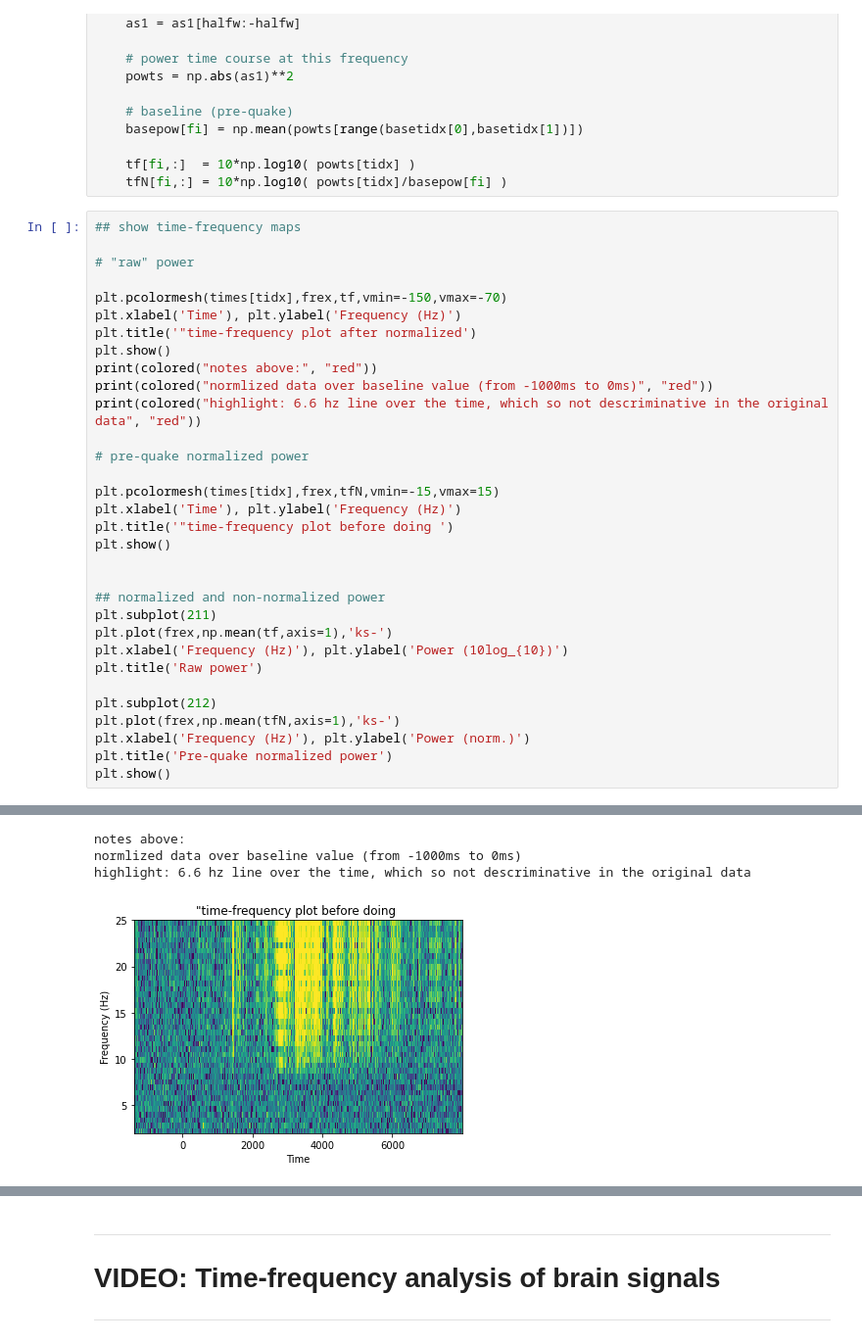
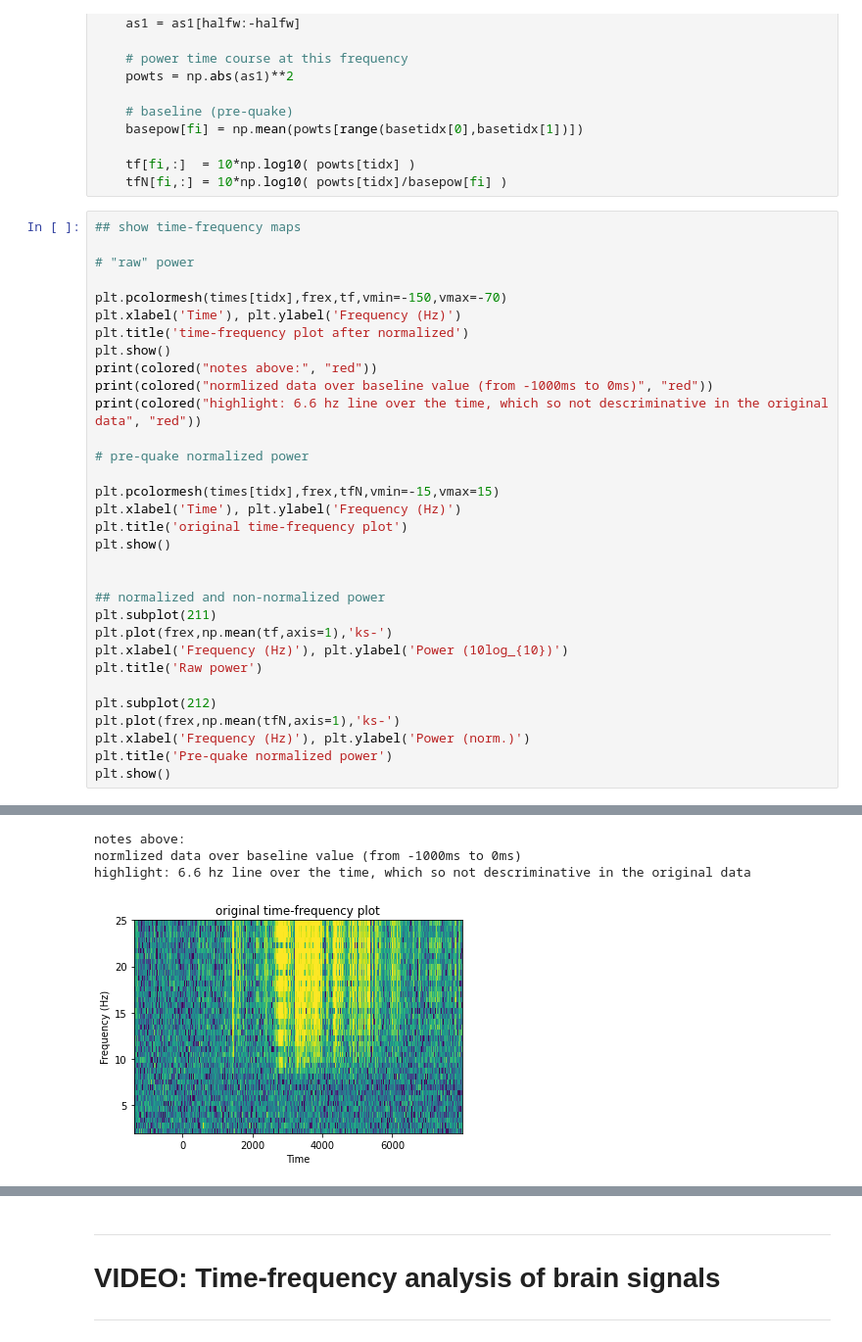
Before and after one commit to alanyeung95/signal-processing-courses, a Jupyter notebook: section-7/sigprocMXC_wavelet.ipynb, the cells around one changed output, grey strips where cells are left out. Shown: that part at 98% size. Saved outputs shown, nothing was run; the diff lists cells and outputs as text.

Commit message:
chore: Update section-7 plot name

```diff
--- a/section-7/sigprocMXC_wavelet.ipynb
+++ b/section-7/sigprocMXC_wavelet.ipynb
@@ -537,7 +537,7 @@ for fi in range(0,numFrex):
 
 plt.pcolormesh(times[tidx],frex,tf,vmin=-150,vmax=-70)
 plt.xlabel('Time'), plt.ylabel('Frequency (Hz)')
-plt.title('"time-frequency plot after normalized')
+plt.title('time-frequency plot after normalized')
 plt.show()
 print(colored("notes above:", "red"))
 print(colored("normlized data over baseline value (from -1000ms to 0ms)", "red"))
@@ -547,7 +547,7 @@ print(colored("highlight: 6.6 hz line over the time, which so not descriminative
 
 plt.pcolormesh(times[tidx],frex,tfN,vmin=-15,vmax=15)
 plt.xlabel('Time'), plt.ylabel('Frequency (Hz)')
-plt.title('"time-frequency plot before doing ')
+plt.title('original time-frequency plot')
 plt.show()
 
 
@@ -567,7 +567,7 @@ plt.show()
 notes above:
 normlized data over baseline value (from -1000ms to 0ms)
 highlight: 6.6 hz line over the time, which so not descriminative in the original data
-[figure, old version]
+[figure, new version]
 [figure]
 # %% [markdown]
 
```
Also changed, not shown: parts of 6 cells of this notebook.
